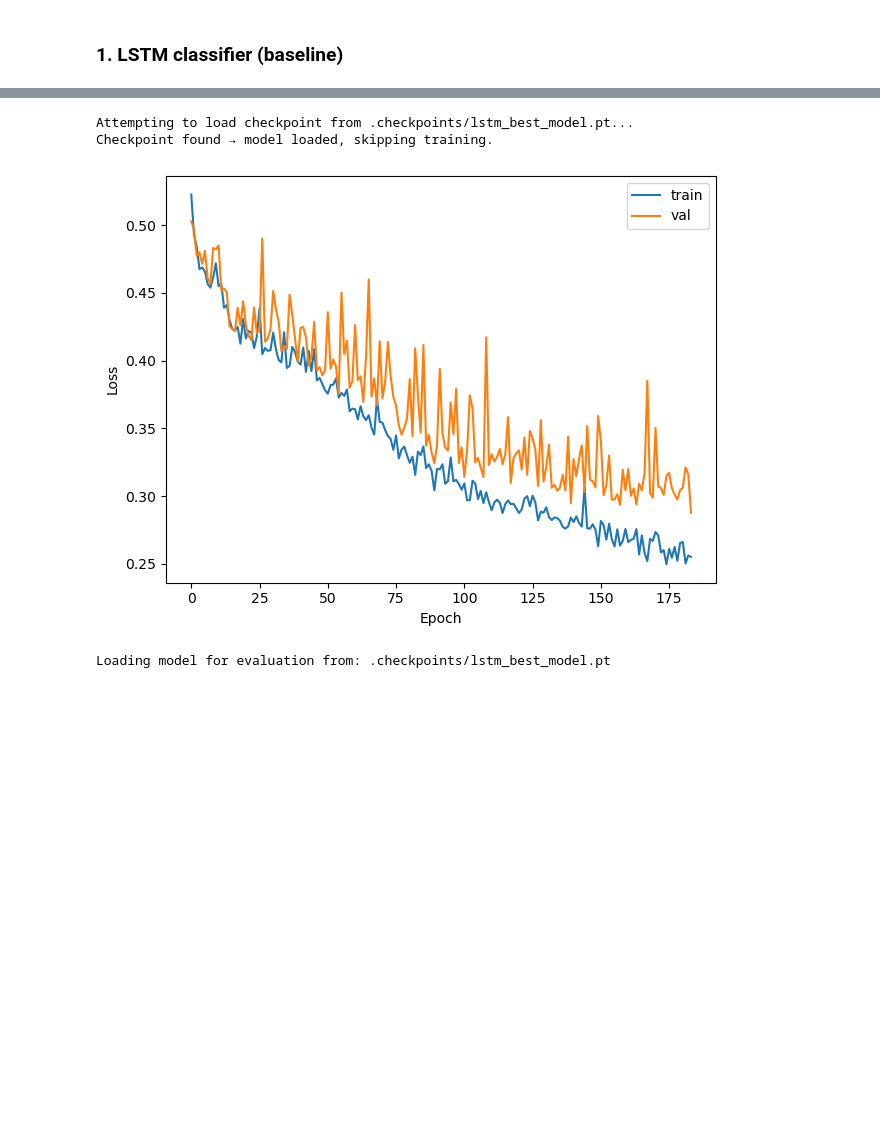
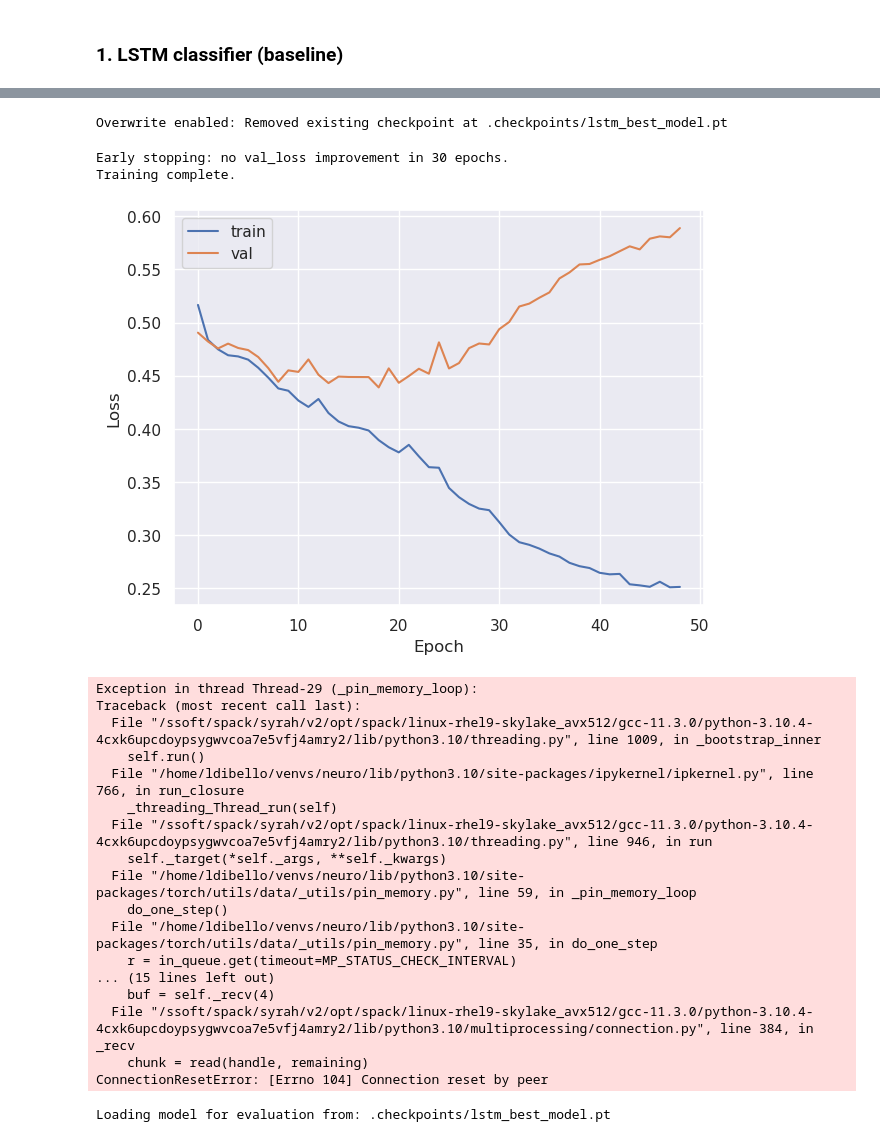
Before and after one commit to NeuroNML/NeuroGraphNet, a Jupyter notebook: neuro-eeg.ipynb, the cells around one changed output, grey strips where cells are left out. Saved outputs shown, nothing was run; the diff lists cells and outputs as text; code cells hidden in the pictures; blank space fills up the shorter version.

````diff
--- a/neuro-eeg.ipynb
+++ b/neuro-eeg.ipynb
@@ -71,7 +71,7 @@ Also, we split the `label` attribute into a pandas [MultiIndex](https://pandas.p
 <patient_id>_<session_no>_<clip_no>_<segment_no>
 ```
 # %%
-from src.util.signal import time_filtering
+from src.util.signal import time_filtering, normalize
 from src.util.dataset import ensure_eeg_multiindex
 
 start = time.time()
@@ -86,14 +86,15 @@ print(f"✔️ Loaded: {len(clips_tr)} train rows, {len(clips_te)} test rows "
 # clips_te = ensure_eeg_multiindex(clips_te, id_col_name='id')
 
 # Initial transform: time_filtering + signal normalization
+signal_transform = lambda signal: normalize(time_filtering(signal))
 
 # ——— build datasets ———
-print("⏳ Building EEGDataset objects…")
+print("⏳ Building EEGDataset objects...")
 ds_start = time.time()
 dataset_tr = EEGDataset(
     clips_tr,
     signals_root=DATA_ROOT / "train",
-    signal_transform=time_filtering,
+    signal_transform=signal_transform,
     prefetch=True,
     return_id=False,
 )
@@ -101,7 +102,7 @@ print(f"✔️ Train dataset ready: {len(dataset_tr)} segments (took {time.time(
 dataset_te = EEGDataset(
     clips_te,
     signals_root=DATA_ROOT / "test",
-    signal_transform=time_filtering,
+    signal_transform=signal_transform,
     prefetch=True,
     return_id=False,
 )
@@ -1094,17 +1092,3 @@ print(f"✔️ DataLoaders created (took {time.time()-dl_start:.1f}s):\n"
 from src.util.train import train_model, evaluate_model
 # %% [markdown]
 ### 1. LSTM classifier (baseline)
-# %%
-%aimport layers.lstm
-from layers.lstm import LSTM
-
-# Create model and fit it
-lstm_model = LSTM(input_dim=19, hidden_dim=64, num_layers=3, dropout=0.3)
-if torch.cuda.device_count() > 1:
-    print(f"Using {torch.cuda.device_count()} GPUs")
-    lstm_model = nn.DataParallel(lstm_model)   # splits batches across all GPUs
-lstm_model = lstm_model.to(device)         # CPU or GPU
-
-criterion = nn.BCEWithLogitsLoss()
-optimizer = optim.Adam(lstm_model.parameters(), lr=1e-3)
-scheduler = optim.lr_scheduler.ReduceLROnPlateau(optimizer, patience=5, factor=0.5)
@@ -1111,33 +1299,51 @@ scheduler = optim.lr_scheduler.ReduceLROnPlateau(optimizer, patience=5, factor=0
 # %%
 LSTM_SAVE_PATH = CHECKPOINT_ROOT / "lstm_best_model.pt"
 LSTM_SUBMISSION_PATH = SUBMISSION_ROOT / "lstm_submission.csv"
 
 # train model on training set (or load existing)
 train_losses, val_losses = train_model(
         lstm_model, train_loader, val_loader,
         criterion, optimizer, device,
         save_path=LSTM_SAVE_PATH,
         num_epochs=300,
         patience=30,
         monitor="val_loss",
         scheduler=scheduler,
-        overwrite=False,
+        overwrite=True,
     )
 
 # plot losses if any
 if train_losses:
     plt.figure()
     plt.plot(train_losses, label="train")
     plt.plot(val_losses,   label="val")
     plt.xlabel("Epoch")
     plt.ylabel("Loss")
     plt.legend()
     plt.tight_layout()
     plt.show()
 # %% [output]
-Attempting to load checkpoint from .checkpoints/lstm_best_model.pt...
-Checkpoint found → model loaded, skipping training.
+Overwrite enabled: Removed existing checkpoint at .checkpoints/lstm_best_model.pt
+Early stopping: no val_loss improvement in 30 epochs.
+Training complete.
-[figure, old version]
+[figure, new version]
+Exception in thread Thread-29 (_pin_memory_loop):
+Traceback (most recent call last):
+  File "/ssoft/spack/syrah/v2/opt/spack/linux-rhel9-skylake_avx512/gcc-11.3.0/python-3.10.4-4cxk6upcdoypsygwvcoa7e5vfj4amry2/lib/python3.10/threading.py", line 1009, in _bootstrap_inner
+    self.run()
+  File "/home/ldibello/venvs/neuro/lib/python3.10/site-packages/ipykernel/ipkernel.py", line 766, in run_closure
+    _threading_Thread_run(self)
+  File "/ssoft/spack/syrah/v2/opt/spack/linux-rhel9-skylake_avx512/gcc-11.3.0/python-3.10.4-4cxk6upcdoypsygwvcoa7e5vfj4amry2/lib/python3.10/threading.py", line 946, in run
+    self._target(*self._args, **self._kwargs)
+  File "/home/ldibello/venvs/neuro/lib/python3.10/site-packages/torch/utils/data/_utils/pin_memory.py", line 59, in _pin_memory_loop
+    do_one_step()
+  File "/home/ldibello/venvs/neuro/lib/python3.10/site-packages/torch/utils/data/_utils/pin_memory.py", line 35, in do_one_step
+    r = in_queue.get(timeout=MP_STATUS_CHECK_INTERVAL)
+... (15 lines left out)
+    buf = self._recv(4)
+  File "/ssoft/spack/syrah/v2/opt/spack/linux-rhel9-skylake_avx512/gcc-11.3.0/python-3.10.4-4cxk6upcdoypsygwvcoa7e5vfj4amry2/lib/python3.10/multiprocessing/connection.py", line 384, in _recv
+    chunk = read(handle, remaining)
+ConnectionResetError: [Errno 104] Connection reset by peer
 # %%
 # evaluate model on test set and generate submission file
 evaluate_model(
````
Also changed, not shown: parts of 13 cells of this notebook.
